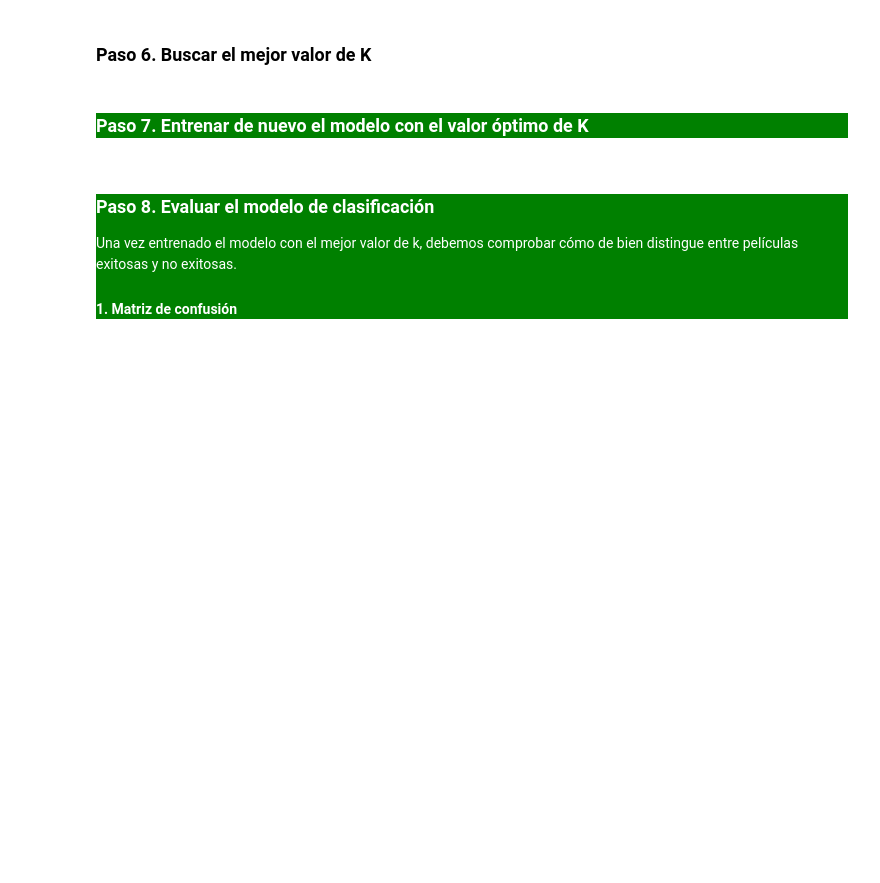
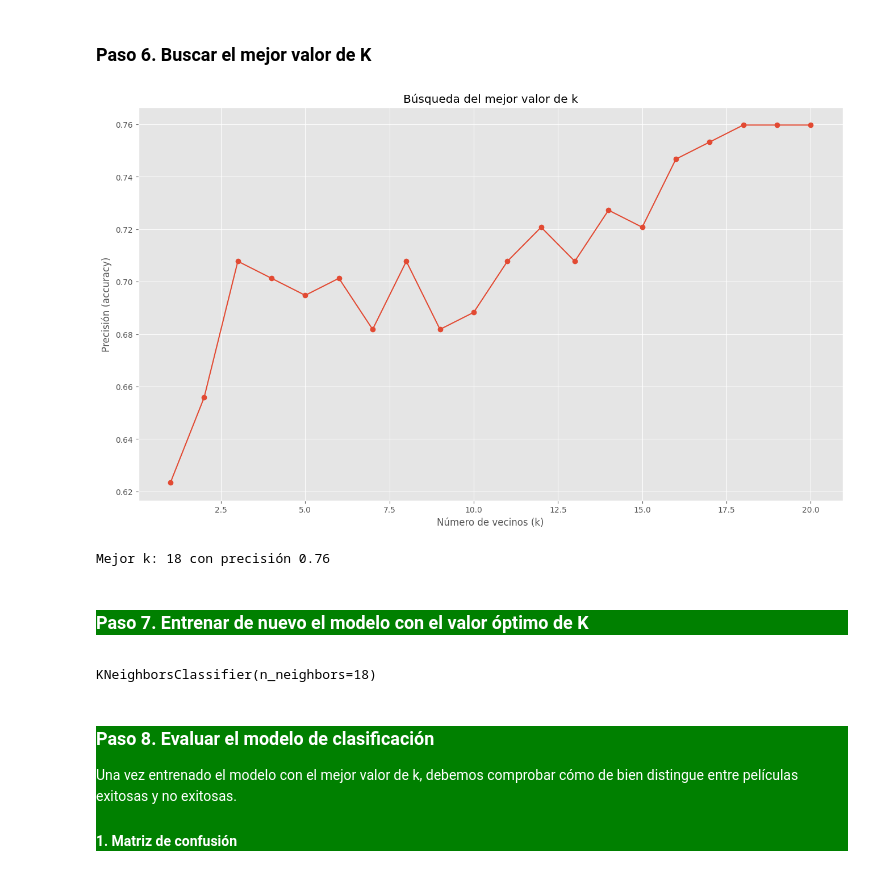
Before and after one commit to Ciclo-Especializacion-IA-y-BigData/actividad-clasificaci-n-knn-KevinSilvares, a Jupyter notebook: 2.1.Supervised-KNN-Classification.ipynb, the cells around one changed output. Saved outputs shown, nothing was run; the diff lists cells and outputs as text; code cells hidden in the pictures; blank space fills up the shorter version.

```diff
--- a/2.1.Supervised-KNN-Classification.ipynb
+++ b/2.1.Supervised-KNN-Classification.ipynb
@@ -581,28 +581,36 @@ weighted avg       0.70      0.71      0.70       154
 # %%
 import matplotlib.pyplot as plt
 
 k_range = range(1, 21)
 scores = []
 
 for k in k_range:
     knn = KNeighborsClassifier(n_neighbors=k)
-    knn.fit(X_train_scaled, y_train)
-    scores.append(knn.score(X_test_scaled, y_test))
+    knn.fit(x_train_scaled, y_train)
+    scores.append(knn.score(x_test_scaled, y_test))
 
 plt.plot(k_range, scores, marker='o')
 plt.xlabel('Número de vecinos (k)')
 plt.ylabel('Precisión (accuracy)')
 plt.title('Búsqueda del mejor valor de k')
 plt.show()
 
 best_k = k_range[scores.index(max(scores))]
 print(f"Mejor k: {best_k} con precisión {max(scores):.2f}")
+# %% [output]
+[figure, added]
+Mejor k: 18 con precisión 0.76
 # %% [markdown]
 <div style="background-color:green;color:white">
 
 ### Paso 7. Entrenar de nuevo el modelo con el valor óptimo de K
 # %%
 # Entrenar el modelo final con el mejor valor de k encontrado
+knn = KNeighborsClassifier(best_k)
+
+knn.fit(x_train_scaled, y_train)
+# %% [output]
+KNeighborsClassifier(n_neighbors=18)
 # %% [markdown]
 <div style="background-color:green;color:white">
 
```
